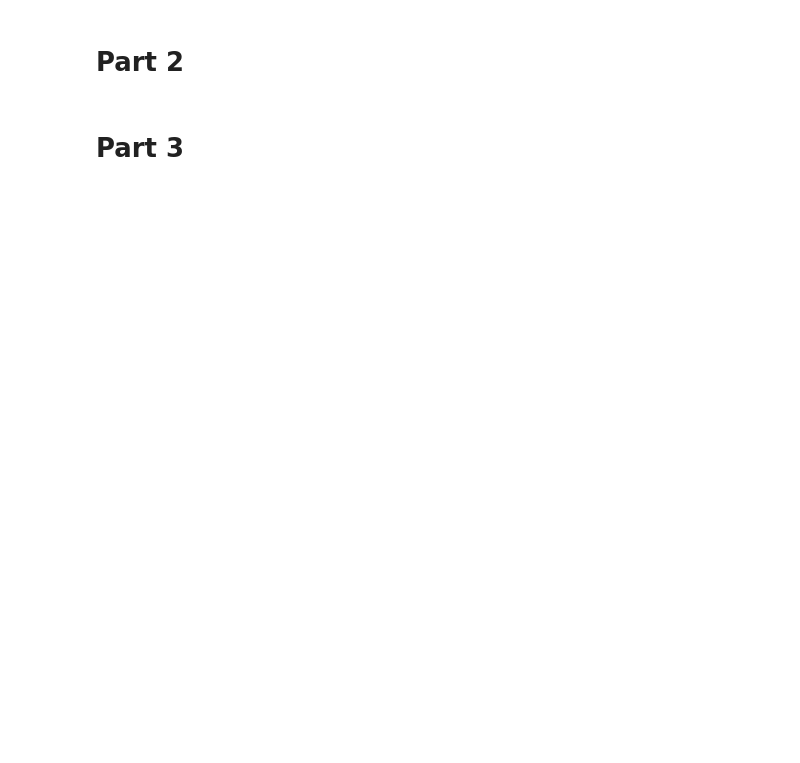
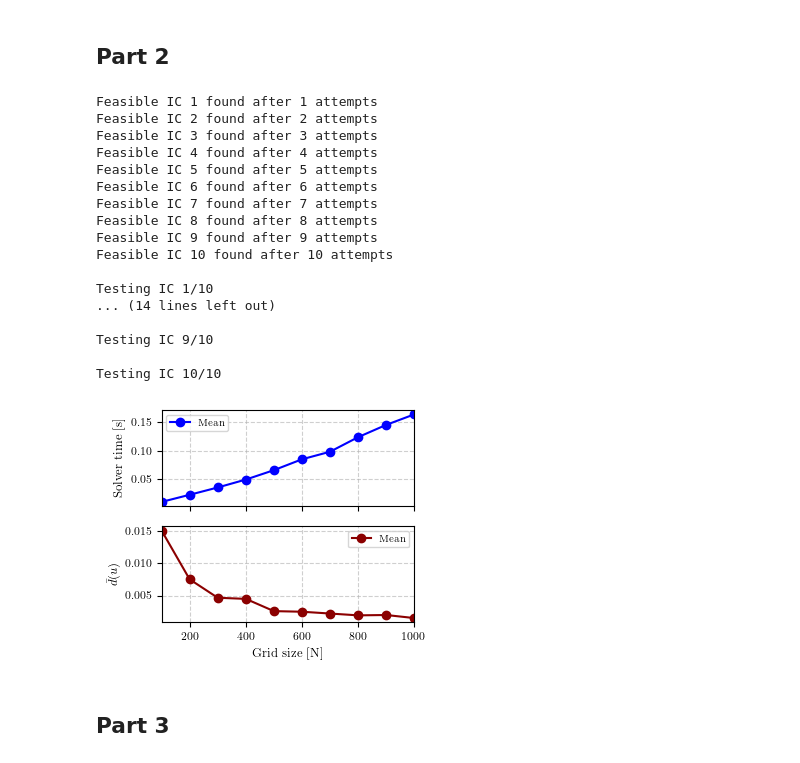
Before and after one commit to FelipeArenasUribe/MICP_LosslessConvexification, a Jupyter notebook: MICP_NumericalResult.ipynb, the cells around one changed output. Drawn from its saved outputs; the diff is of its cells as text; code cells hidden in the pictures; blank space fills up the shorter version.

```diff
--- a/MICP_NumericalResult.ipynb
+++ b/MICP_NumericalResult.ipynb
@@ -222,24 +322,24 @@ plot_cp_trajectory_results(cp_results, tf=t_f, save_plots=False)
 # %% [markdown]
-# Part 2
+## Part 2
 # %%
-def grid_size_test_feasible_set(num_IC=10, x0_bounds=None, N_0=100, N_f=1000, N_step=10, tf=300.0, max_attempts=5000):
+def grid_size_test_feasible_set(num_IC=10, x0_bounds=None, N_0=100, N_f=1000, N_step=10, tf=200.0, max_attempts=5000):
     """
     Perform a grid size test using a set of feasible initial conditions.
+    """
 
-    Args:
-        num_IC: number of feasible initial conditions to test
-        x0_bounds: dict with 'pos' and 'vel' bounds for sampling ICs
-        N_0, N_f, N_step: grid sizes
-        tf: final time
-        max_attempts: maximum attempts to generate feasible ICs
+    m_mass = 100.0  # [kg]
+    F_thrust = 5.0  # [N]
+    u_max = F_thrust / m_mass  # 0.05
 
-    Returns:
-        results: dict with keys:
-            'N_list': list of grid sizes
-            'solver_times': array (num_IC, num_N)
-            'u_all': list of lists of controls per IC per N
-            'ICs': array of feasible initial conditions
-    """
+    # Number of actuators
+    m_dim = 3
+
+    # Generate the discrete input set U_set
+    u_values = [-u_max, 0.0, u_max]
+    U_set = np.array(list(itertools.product(u_values, repeat=m_dim)))
+
+    eccentricity = 0.7
+    semi_major_axis = 7102.8e3
 
     if x0_bounds is None:
         x0_bounds = {
@@ -260,7 +360,7 @@ def grid_size_test_feasible_set(num_IC=10, x0_bounds=None, N_0=100, N_f=1000, N_
 
         try:
             # Try generating trajectory with initial grid size
-            aug_cp_results = generate_augmented_trajectory_minimal(x0_candidate, N=N_0, tf=tf)
+            aug_cp_results = generate_augmented_trajectory_ya(x0_candidate, U_set, N=N_0, tf=t_f, e=eccentricity, a=semi_major_axis)
             ICs.append(x0_candidate)
             print(f"Feasible IC {len(ICs)} found after {attempts} attempts")
         except Exception:
@@ -280,7 +380,7 @@ def grid_size_test_feasible_set(num_IC=10, x0_bounds=None, N_0=100, N_f=1000, N_
         print(f"\nTesting IC {ic_idx+1}/{num_IC}")
         for n_idx, N in enumerate(N_list):
             try:
-                aug_cp_results = generate_augmented_trajectory_minimal(x0, N=N, tf=tf)
+                aug_cp_results = generate_augmented_trajectory_ya(x0, U_set, N=N, tf=t_f, e=eccentricity, a=semi_major_axis)
                 x_aug, x_c_aug, u_aug, nu_aug, cost_aug, solve_time = aug_cp_results
                 solver_times[ic_idx, n_idx] = solve_time
                 u_all[ic_idx][n_idx] = u_aug
@@ -451,27 +509,45 @@ def plot_grid_size_tradeoff_mean(results, u_max=5/100, save_plots=False, discret
 # %%
 x0_bounds = {
     'pos': [-500.0, 500.0],
     'vel': [-5.0, 5.0]
 }
-t_f = 300.0
+t_f = 200.0
 
 num_ICs = 10  # number of initial conditions to test
 
 results = grid_size_test_feasible_set(
     num_IC=num_ICs,
     x0_bounds=x0_bounds,
     N_0=100,
     N_f=1000,
     N_step=100,
     tf=t_f
 )
 
 plot_grid_size_tradeoff_mean(
     results,
     u_max=5/100,
-    save_plots=True,
-    discreteness_threshold=0.01
+    save_plots=True
 )
+# %% [output]
+Feasible IC 1 found after 1 attempts
+Feasible IC 2 found after 2 attempts
+Feasible IC 3 found after 3 attempts
+Feasible IC 4 found after 4 attempts
+Feasible IC 5 found after 5 attempts
+Feasible IC 6 found after 6 attempts
+Feasible IC 7 found after 7 attempts
+Feasible IC 8 found after 8 attempts
+Feasible IC 9 found after 9 attempts
+Feasible IC 10 found after 10 attempts
+
+Testing IC 1/10
+... (14 lines left out)
+
+Testing IC 9/10
+
+Testing IC 10/10
+[figure, added]
 # %% [markdown]
-# Part 3
+## Part 3
 # %%
```
Also changed, not shown: parts of 14 cells of this notebook, 1 other file.
